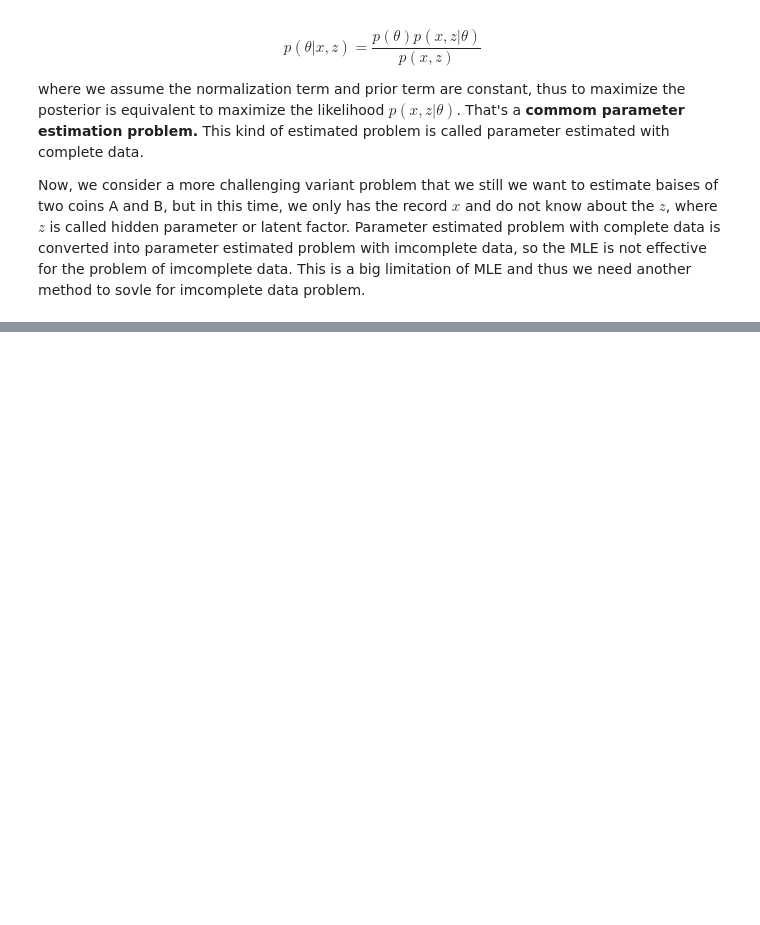
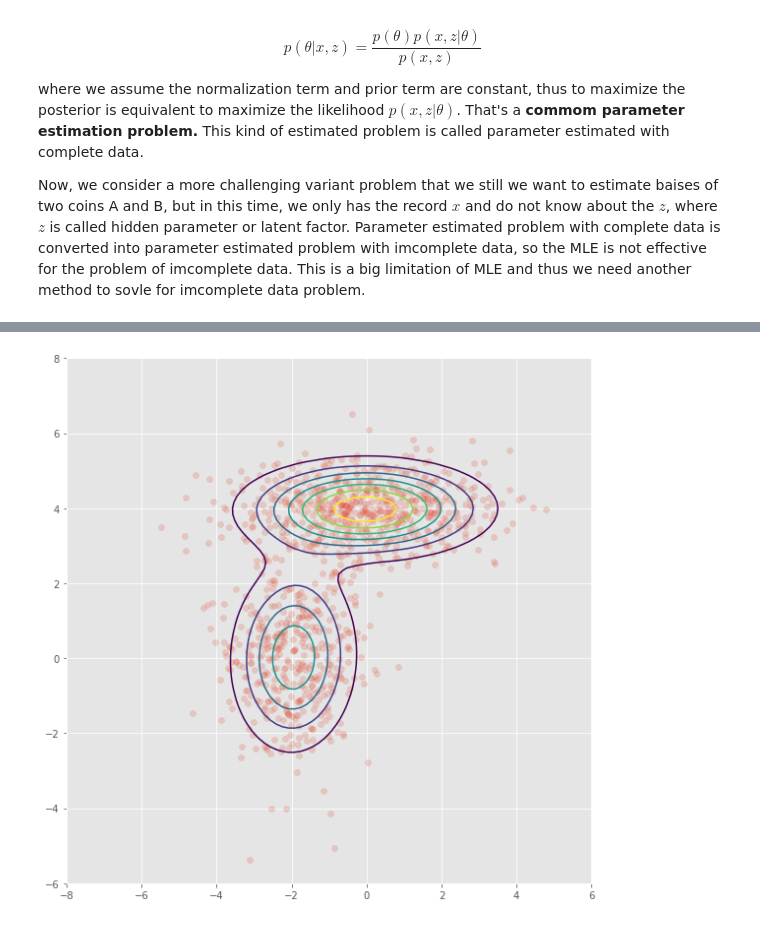
Before and after one commit to Gwan-Siu/BlogCode, a Jupyter notebook: EM_and_VI/EM_Algrithm.ipynb, the cells around one changed output, grey strips where cells are left out. Drawn from its saved outputs; the diff is of its cells as text; code cells hidden in the pictures; blank space fills up the shorter version.

```diff
--- a/EM_and_VI/EM_Algrithm.ipynb
+++ b/EM_and_VI/EM_Algrithm.ipynb
@@ -26,0 +642,3 @@ The expectation maximization algorithm is a refinement on this basic idea that t
+# %%
+%%time
+ll3, pis3, mus3, sigmas3 = em_gmm_eins(xs, pis, mus, sigmas)
@@ -26,0 +656,20 @@ The expectation maximization algorithm is a refinement on this basic idea that t
+# %%
+intervals = 101
+ys = np.linspace(-8,8,intervals)
+X, Y = np.meshgrid(ys, ys)
+_ys = np.vstack([X.ravel(), Y.ravel()]).T
+
+z = np.zeros(len(_ys))
+for pi, mu, sigma in zip(pis3, mus3, sigmas3):
+    z += pi*mvn(mu, sigma).pdf(_ys)
+z = z.reshape((intervals, intervals))
+
+plt.figure(figsize=(10,8))
+ax = plt.subplot(111)
+plt.scatter(xs[:,0], xs[:,1], alpha=0.2)
+plt.contour(X, Y, z, N=10)
+plt.axis([-8,6,-6,8])
+ax.axes.set_aspect('equal')
+plt.tight_layout()
+# %% [output]
+[figure, added]
```
Also changed, not shown: parts of 48 cells of this notebook.
